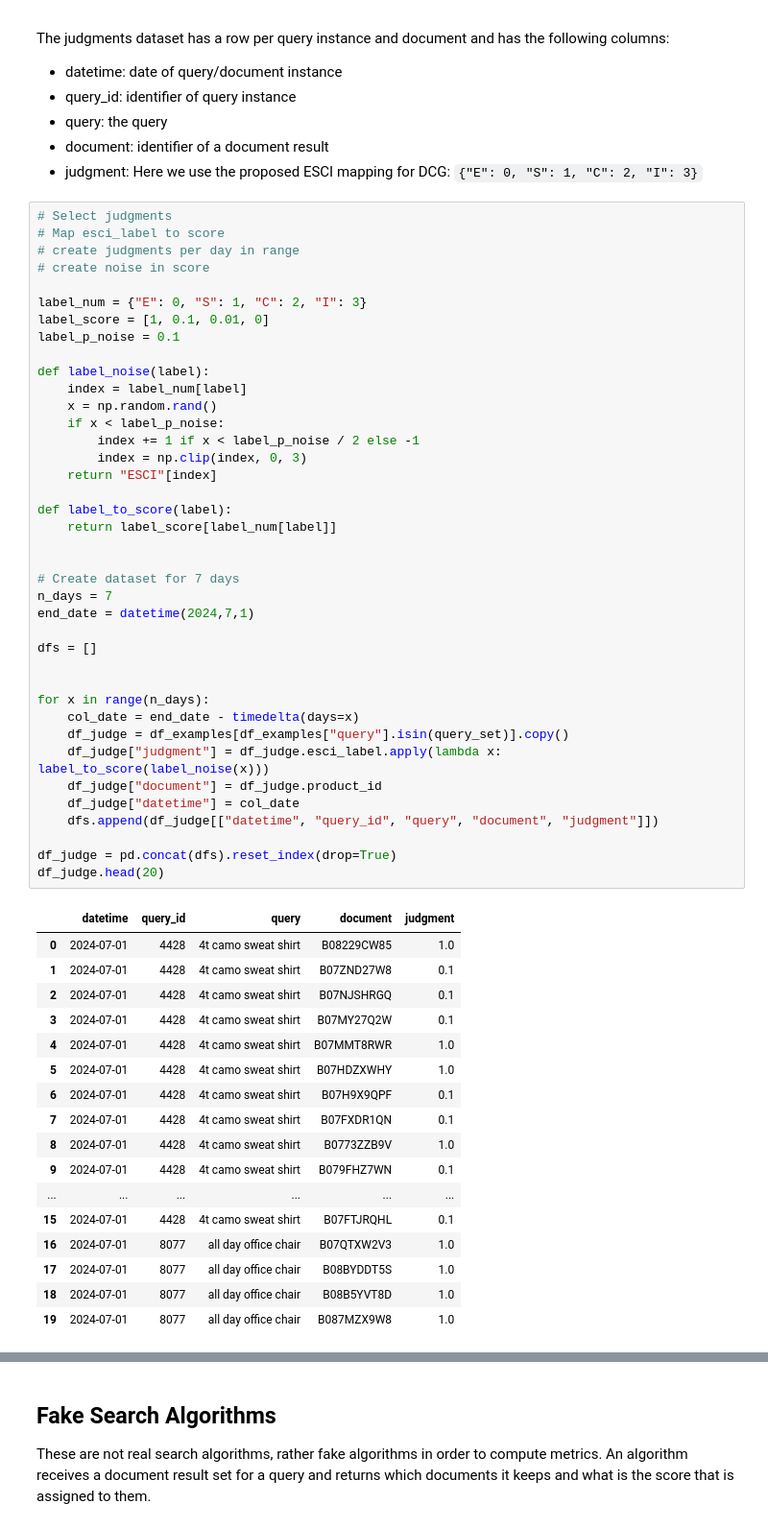
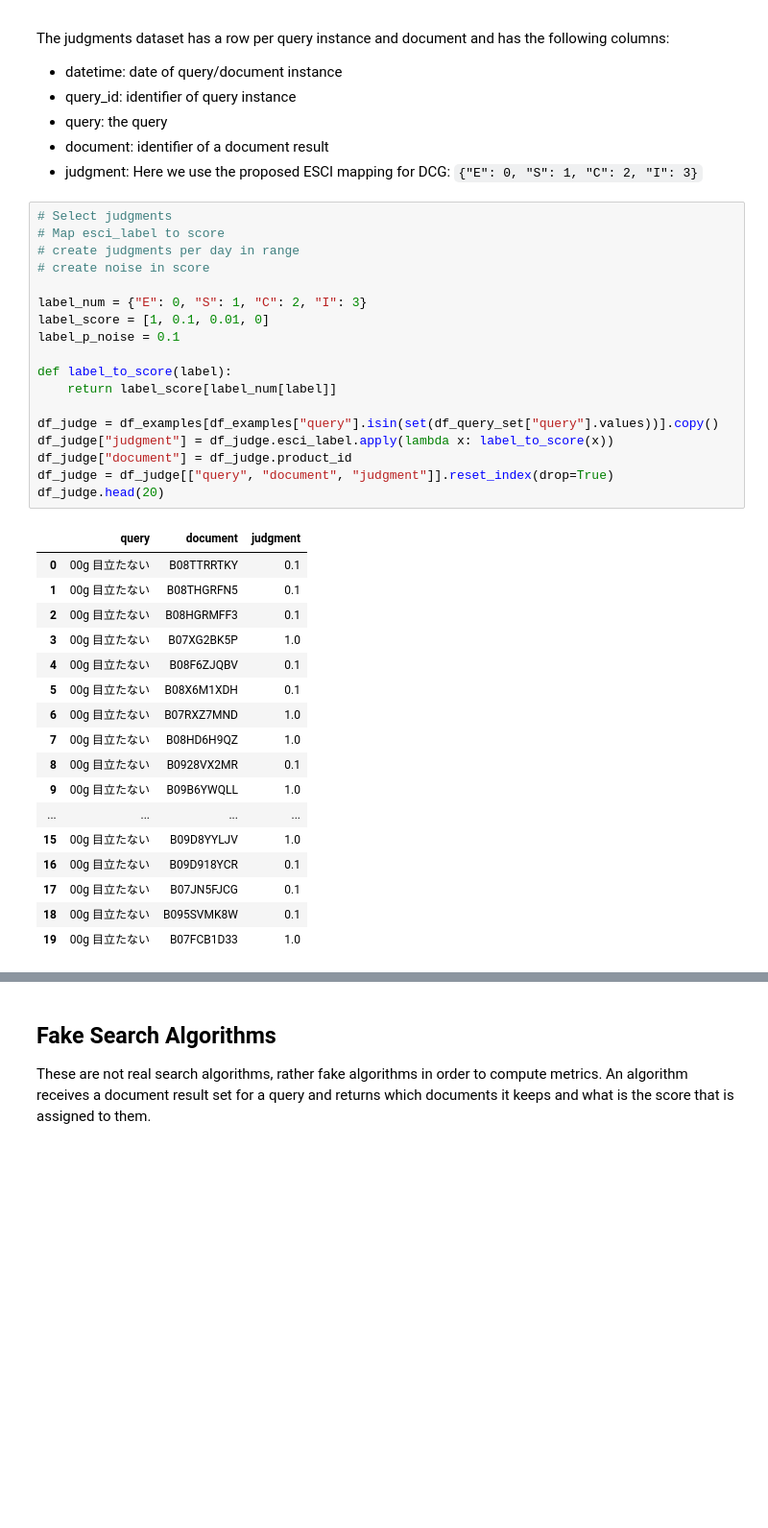
Before and after one commit to o19s/opensearch-search-quality-evaluation, a Jupyter notebook: search-evaluation-framework/opensearch-dashboard-prototyping/1_create_queries_judgments_and_metrics.ipynb, the cells around one changed output, grey strips where cells are left out. Shown at 96% size. Drawn from its saved outputs; the diff is of its cells as text; blank space fills up the shorter version.

```diff
--- a/search-evaluation-framework/opensearch-dashboard-prototyping/1_create_queries_judgments_and_metrics.ipynb
+++ b/search-evaluation-framework/opensearch-dashboard-prototyping/1_create_queries_judgments_and_metrics.ipynb
@@ -87,58 +97,37 @@ The judgments dataset has a row per query instance and document and has the foll
 # %%
 # Select judgments
 # Map esci_label to score
 # create judgments per day in range
 # create noise in score
 
 label_num = {"E": 0, "S": 1, "C": 2, "I": 3}
 label_score = [1, 0.1, 0.01, 0]
 label_p_noise = 0.1
 
-def label_noise(label):
-    index = label_num[label]
-    x = np.random.rand()
-    if x < label_p_noise:
-        index += 1 if x < label_p_noise / 2 else -1
-        index = np.clip(index, 0, 3)
-    return "ESCI"[index]
-
 def label_to_score(label):
     return label_score[label_num[label]]
 
-
-# Create dataset for 7 days
-n_days = 7
-end_date = datetime(2024,7,1)
-
-dfs = []
-
-
-for x in range(n_days):
-    col_date = end_date - timedelta(days=x)
-    df_judge = df_examples[df_examples["query"].isin(query_set)].copy()
-    df_judge["judgment"] = df_judge.esci_label.apply(lambda x: label_to_score(label_noise(x)))
-    df_judge["document"] = df_judge.product_id
-    df_judge["datetime"] = col_date
-    dfs.append(df_judge[["datetime", "query_id", "query", "document", "judgment"]])
-
-df_judge = pd.concat(dfs).reset_index(drop=True)
+df_judge = df_examples[df_examples["query"].isin(set(df_query_set["query"].values))].copy()
+df_judge["judgment"] = df_judge.esci_label.apply(lambda x: label_to_score(x))
+df_judge["document"] = df_judge.product_id
+df_judge = df_judge[["query", "document", "judgment"]].reset_index(drop=True)
 df_judge.head(20)
 # %% [output]
-|  | datetime | query_id | query | document | judgment |
-| 0 | 2024-07-01 | 4428 | 4t camo sweat shirt | B08229CW85 | 1.0 |
-| 1 | 2024-07-01 | 4428 | 4t camo sweat shirt | B07ZND27W8 | 0.1 |
-| 2 | 2024-07-01 | 4428 | 4t camo sweat shirt | B07NJSHRGQ | 0.1 |
-| 3 | 2024-07-01 | 4428 | 4t camo sweat shirt | B07MY27Q2W | 0.1 |
-| 4 | 2024-07-01 | 4428 | 4t camo sweat shirt | B07MMT8RWR | 1.0 |
-| 5 | 2024-07-01 | 4428 | 4t camo sweat shirt | B07HDZXWHY | 1.0 |
-| 6 | 2024-07-01 | 4428 | 4t camo sweat shirt | B07H9X9QPF | 0.1 |
-| 7 | 2024-07-01 | 4428 | 4t camo sweat shirt | B07FXDR1QN | 0.1 |
-| 8 | 2024-07-01 | 4428 | 4t camo sweat shirt | B0773ZZB9V | 1.0 |
-| 9 | 2024-07-01 | 4428 | 4t camo sweat shirt | B079FHZ7WN | 0.1 |
-| ... | ... | ... | ... | ... | ... |
-| 15 | 2024-07-01 | 4428 | 4t camo sweat shirt | B07FTJRQHL | 0.1 |
-| 16 | 2024-07-01 | 8077 | all day office chair | B07QTXW2V3 | 1.0 |
-| 17 | 2024-07-01 | 8077 | all day office chair | B08BYDDT5S | 1.0 |
-| 18 | 2024-07-01 | 8077 | all day office chair | B08B5YVT8D | 1.0 |
-| 19 | 2024-07-01 | 8077 | all day office chair | B087MZX9W8 | 1.0 |
+|  | query | document | judgment |
+| 0 | 00g 目立たない | B08TTRRTKY | 0.1 |
+| 1 | 00g 目立たない | B08THGRFN5 | 0.1 |
+| 2 | 00g 目立たない | B08HGRMFF3 | 0.1 |
+| 3 | 00g 目立たない | B07XG2BK5P | 1.0 |
+| 4 | 00g 目立たない | B08F6ZJQBV | 0.1 |
+| 5 | 00g 目立たない | B08X6M1XDH | 0.1 |
+| 6 | 00g 目立たない | B07RXZ7MND | 1.0 |
+| 7 | 00g 目立たない | B08HD6H9QZ | 1.0 |
+| 8 | 00g 目立たない | B0928VX2MR | 0.1 |
+| 9 | 00g 目立たない | B09B6YWQLL | 1.0 |
+| ... | ... | ... | ... |
+| 15 | 00g 目立たない | B09D8YYLJV | 1.0 |
+| 16 | 00g 目立たない | B09D918YCR | 0.1 |
+| 17 | 00g 目立たない | B07JN5FJCG | 0.1 |
+| 18 | 00g 目立たない | B095SVMK8W | 0.1 |
+| 19 | 00g 目立たない | B07FCB1D33 | 1.0 |
 # %%
```
Also changed, not shown: parts of 12 cells of this notebook, 3 other files.
